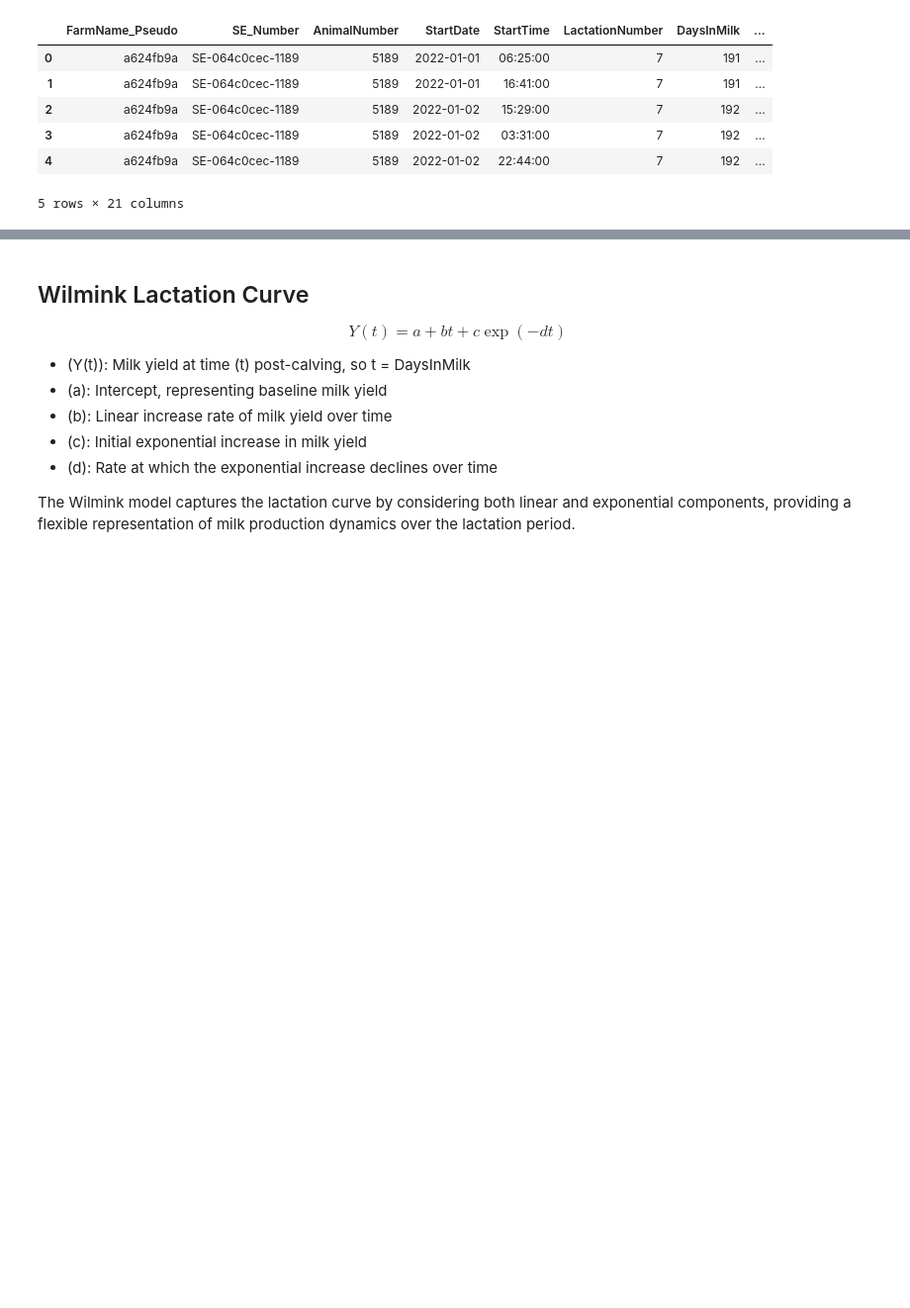
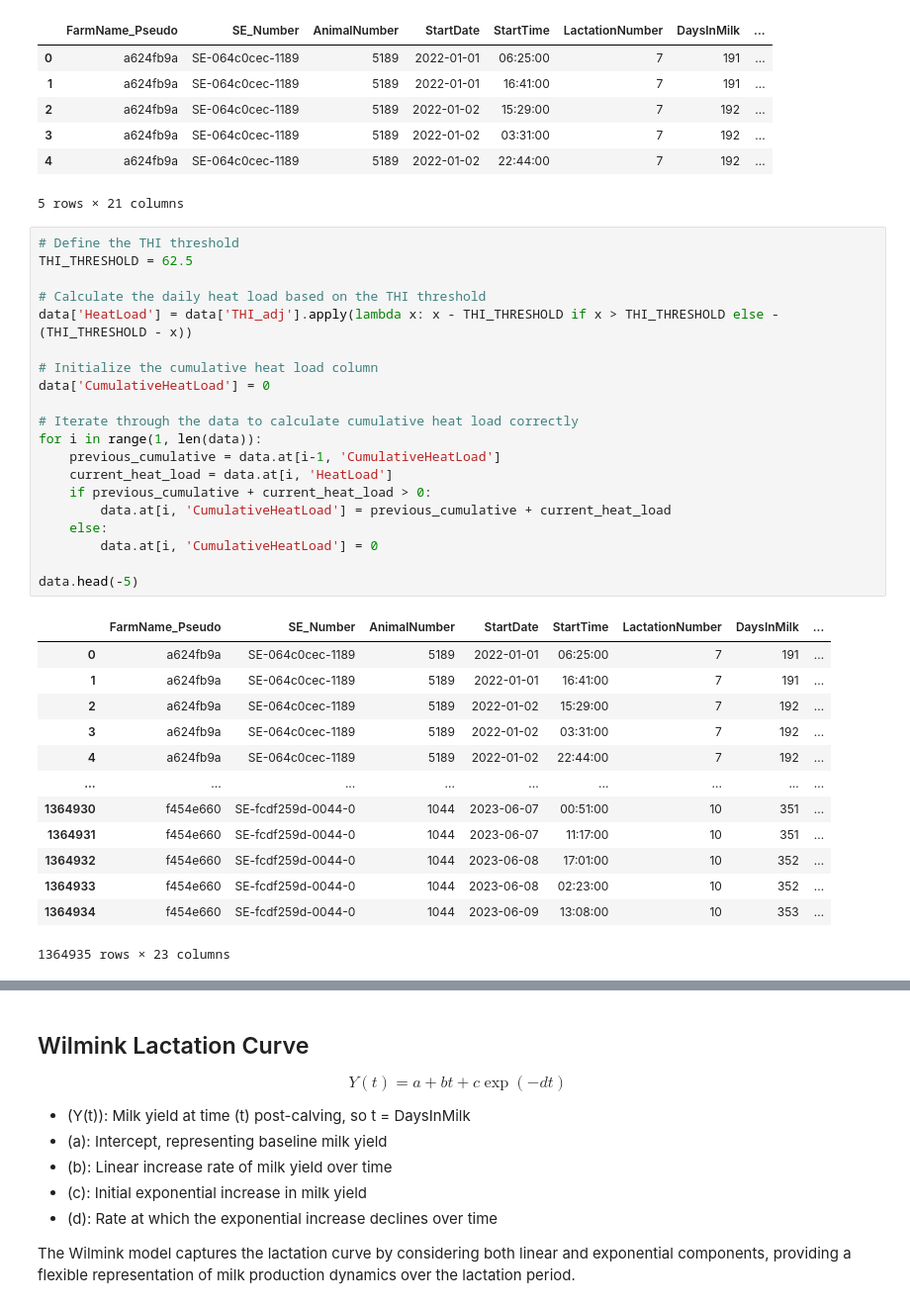
Before and after one commit to jockepolis/HeatStressEvaluationSummer24, a Jupyter notebook: IdentifyHeatstress/HeatApproachYield.ipynb, the cells around one changed output, grey strips where cells are left out. Shown at 99% size. Cells and saved outputs as stored; diff of their text form; blank space fills up the shorter version.

```diff
--- a/IdentifyHeatstress/HeatApproachYield.ipynb
+++ b/IdentifyHeatstress/HeatApproachYield.ipynb
@@ -62,3 +62,37 @@ data.head()
 | 3 | a624fb9a | SE-064c0cec-1189 | 5189 | 2022-01-02 | 03:31:00 | 7 | 192 | ... |
 | 4 | a624fb9a | SE-064c0cec-1189 | 5189 | 2022-01-02 | 22:44:00 | 7 | 192 | ... |
 5 rows × 21 columns
+# %%
+# Define the THI threshold
+THI_THRESHOLD = 62.5
+
+# Calculate the daily heat load based on the THI threshold
+data['HeatLoad'] = data['THI_adj'].apply(lambda x: x - THI_THRESHOLD if x > THI_THRESHOLD else -(THI_THRESHOLD - x))
+
+# Initialize the cumulative heat load column
+data['CumulativeHeatLoad'] = 0
+
+# Iterate through the data to calculate cumulative heat load correctly
+for i in range(1, len(data)):
+    previous_cumulative = data.at[i-1, 'CumulativeHeatLoad']
+    current_heat_load = data.at[i, 'HeatLoad']
+    if previous_cumulative + current_heat_load > 0:
+        data.at[i, 'CumulativeHeatLoad'] = previous_cumulative + current_heat_load
+    else:
+        data.at[i, 'CumulativeHeatLoad'] = 0
+
+data.head(-5)
+# %% [output]
+|  | FarmName_Pseudo | SE_Number | AnimalNumber | StartDate | StartTime | LactationNumber | DaysInMilk | ... |
+| 0 | a624fb9a | SE-064c0cec-1189 | 5189 | 2022-01-01 | 06:25:00 | 7 | 191 | ... |
+| 1 | a624fb9a | SE-064c0cec-1189 | 5189 | 2022-01-01 | 16:41:00 | 7 | 191 | ... |
+| 2 | a624fb9a | SE-064c0cec-1189 | 5189 | 2022-01-02 | 15:29:00 | 7 | 192 | ... |
+| 3 | a624fb9a | SE-064c0cec-1189 | 5189 | 2022-01-02 | 03:31:00 | 7 | 192 | ... |
+| 4 | a624fb9a | SE-064c0cec-1189 | 5189 | 2022-01-02 | 22:44:00 | 7 | 192 | ... |
+| ... | ... | ... | ... | ... | ... | ... | ... | ... |
+| 1364930 | f454e660 | SE-fcdf259d-0044-0 | 1044 | 2023-06-07 | 00:51:00 | 10 | 351 | ... |
+| 1364931 | f454e660 | SE-fcdf259d-0044-0 | 1044 | 2023-06-07 | 11:17:00 | 10 | 351 | ... |
+| 1364932 | f454e660 | SE-fcdf259d-0044-0 | 1044 | 2023-06-08 | 17:01:00 | 10 | 352 | ... |
+| 1364933 | f454e660 | SE-fcdf259d-0044-0 | 1044 | 2023-06-08 | 02:23:00 | 10 | 352 | ... |
+| 1364934 | f454e660 | SE-fcdf259d-0044-0 | 1044 | 2023-06-09 | 13:08:00 | 10 | 353 | ... |
+1364935 rows × 23 columns
```
Also changed, not shown: parts of 5 cells of this notebook, 4 other files.
